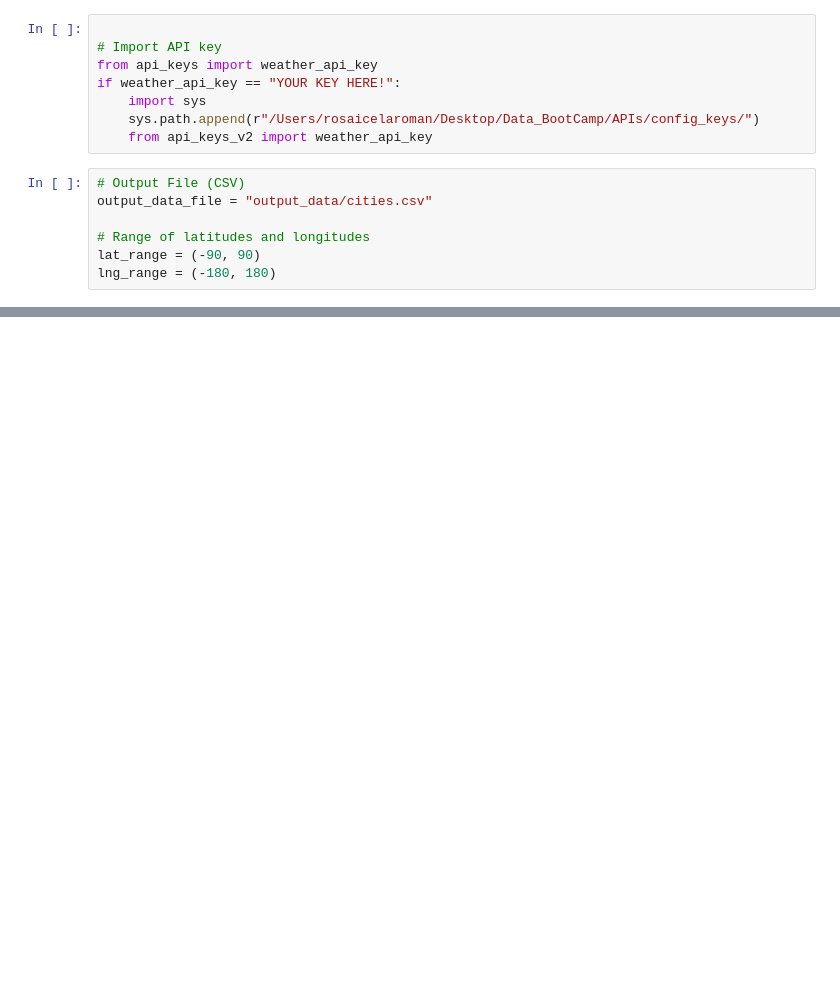
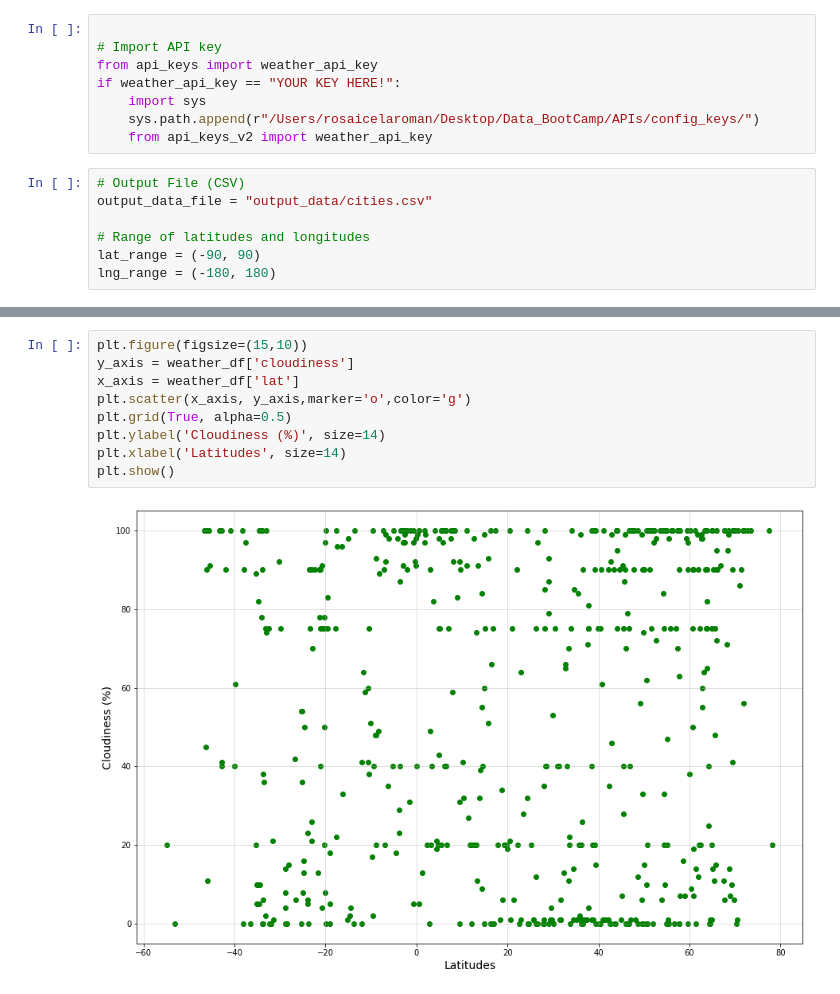
Before and after one commit to rromang/python-api, a Jupyter notebook: WeatherPy/weather.ipynb, the cells around one changed output, grey strips where cells are left out. Drawn from its saved outputs; the diff is of its cells as text; blank space fills up the shorter version.

```diff
--- a/WeatherPy/weather.ipynb
+++ b/WeatherPy/weather.ipynb
@@ -174,0 +187,11 @@ weather_df.head()
+# %%
+plt.figure(figsize=(15,10))
+y_axis = weather_df['cloudiness']
+x_axis = weather_df['lat']
+plt.scatter(x_axis, y_axis,marker='o',color='g')
+plt.grid(True, alpha=0.5)
+plt.ylabel('Cloudiness (%)', size=14)
+plt.xlabel('Latitudes', size=14)
+plt.show()
+# %% [output]
+[figure, added]
```
Also changed, not shown: parts of 27 cells of this notebook.
